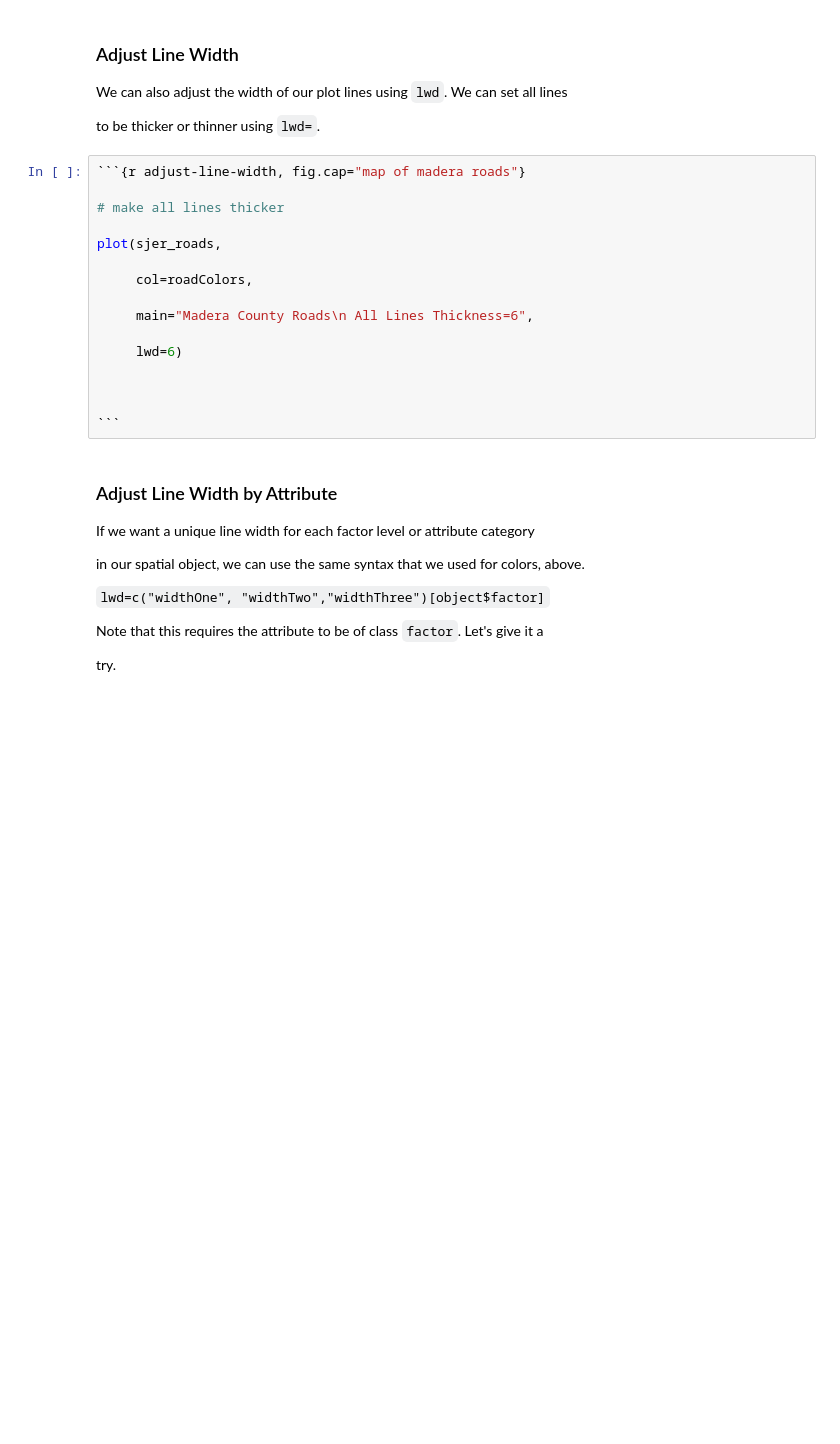
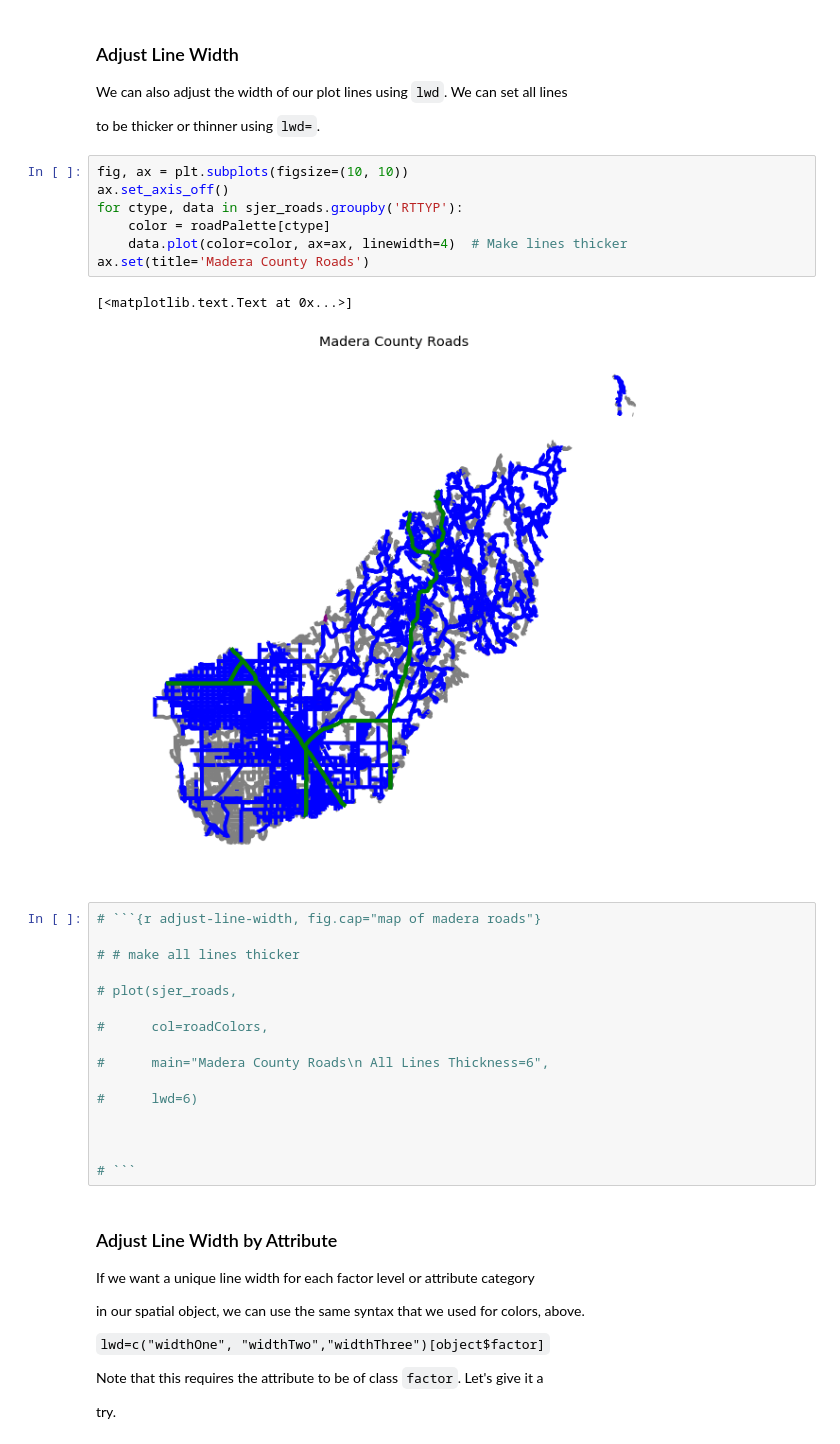
Before and after one commit to choldgraf/earth-analytics-python_OLD, a Jupyter notebook: notebooks/final-notebooks/week-5/homework/2016-12-06-plot01-custom-legend-R.ipynb, the cells around one changed output. Drawn from its saved outputs; the diff is of its cells as text; blank space fills up the shorter version.

````diff
--- a/notebooks/final-notebooks/week-5/homework/2016-12-06-plot01-custom-legend-R.ipynb
+++ b/notebooks/final-notebooks/week-5/homework/2016-12-06-plot01-custom-legend-R.ipynb
@@ -301,22 +300,32 @@ ValueError: Invalid RGBA argument: array(['blue', 'blue', 'blue', ..., 'blue', '
 We can also adjust the width of our plot lines using `lwd`. We can set all lines
 
 to be thicker or thinner using `lwd=`.
+# %%
+fig, ax = plt.subplots(figsize=(10, 10))
+ax.set_axis_off()
+for ctype, data in sjer_roads.groupby('RTTYP'):
+    color = roadPalette[ctype]
+    data.plot(color=color, ax=ax, linewidth=4)  # Make lines thicker
+ax.set(title='Madera County Roads')
+# %% [output]
+[<matplotlib.text.Text at 0x...>]
+[figure, added]
 # %%
-```{r adjust-line-width, fig.cap="map of madera roads"}
+# ```{r adjust-line-width, fig.cap="map of madera roads"}
 
-# make all lines thicker
+# # make all lines thicker
 
-plot(sjer_roads,
+# plot(sjer_roads,
 
-     col=roadColors,
+#      col=roadColors,
 
-     main="Madera County Roads\n All Lines Thickness=6",
+#      main="Madera County Roads\n All Lines Thickness=6",
 
-     lwd=6)
+#      lwd=6)
 
 
 
-```
+# ```
 # %% [markdown]
 
 
````
Also changed, not shown: parts of 43 cells of this notebook.
